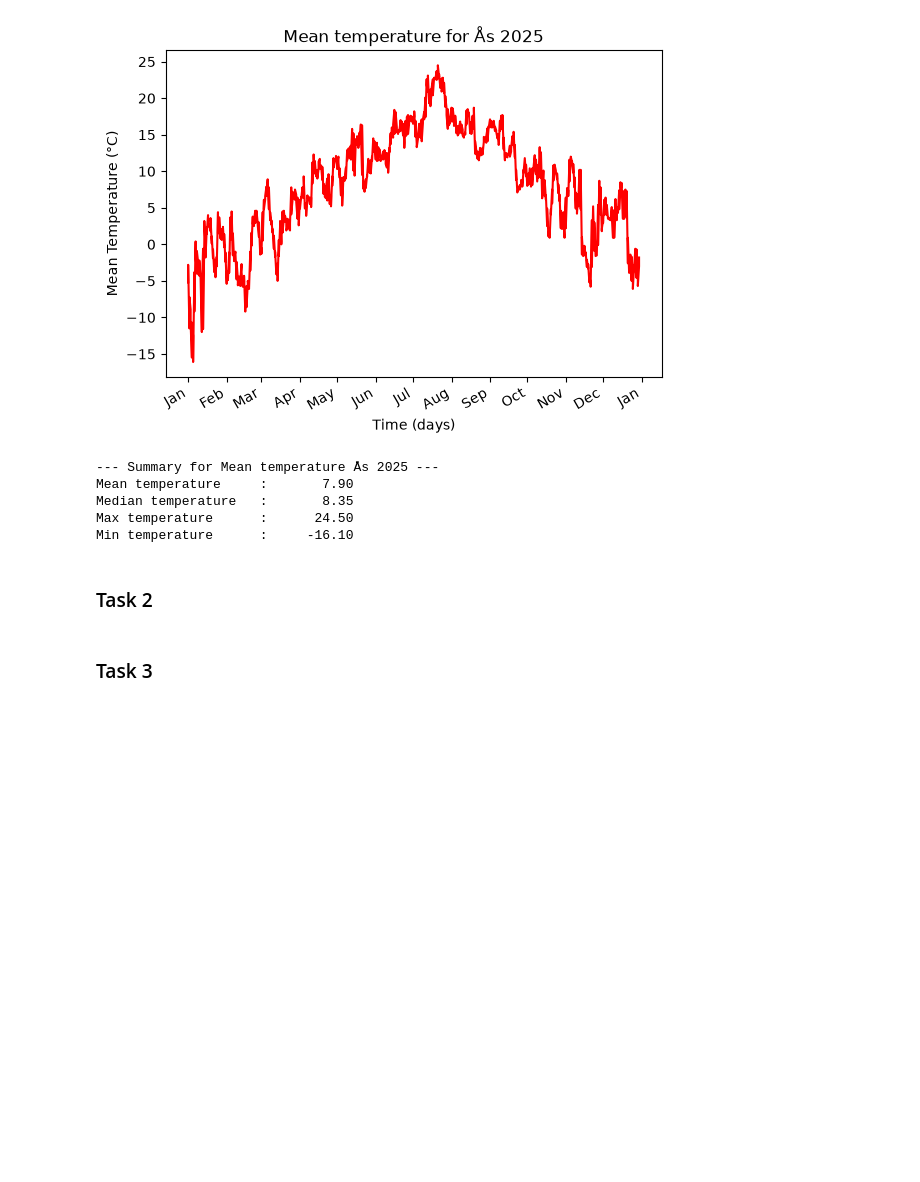
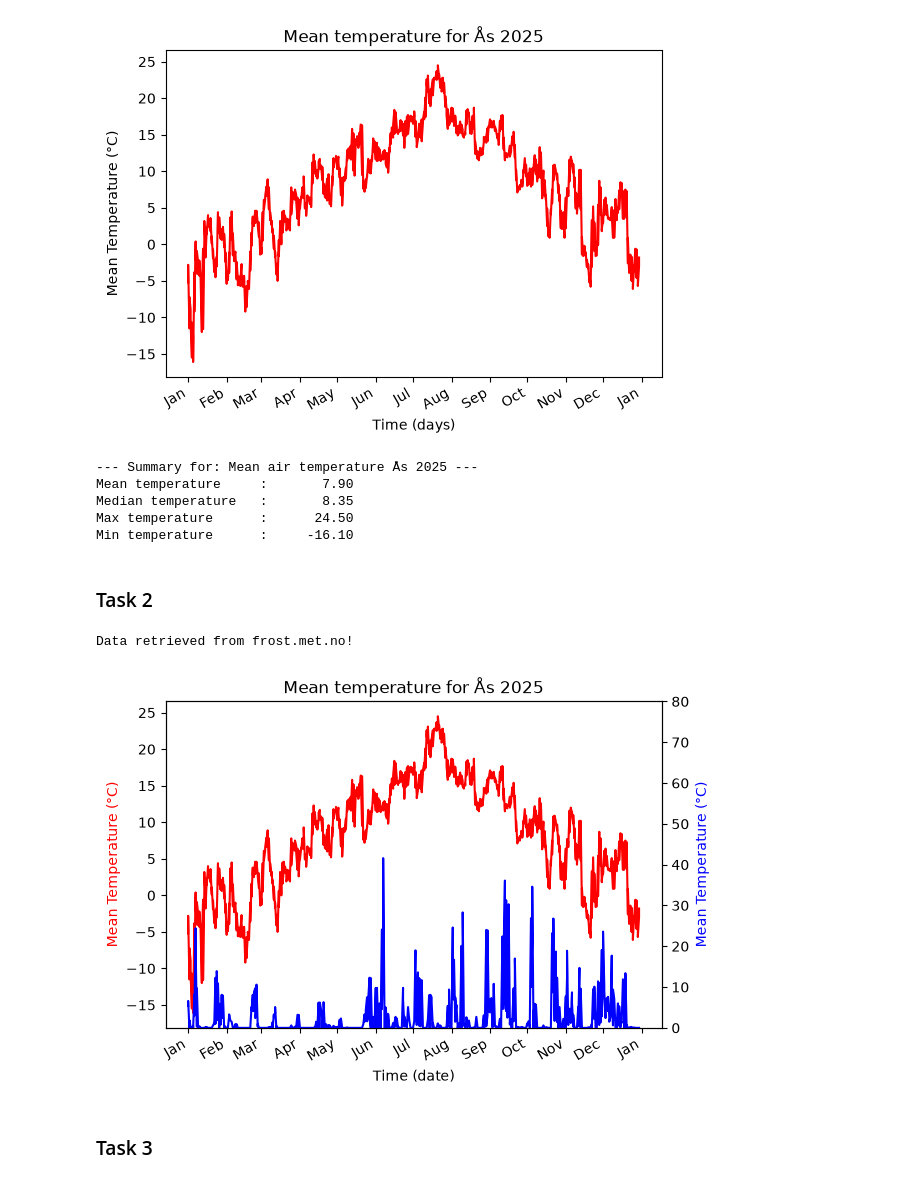
Before and after one commit to Dirven418/Deliverable1, a Jupyter notebook: weather.ipynb, the cells around one changed output. Drawn from its saved outputs; the diff is of its cells as text; code cells hidden in the pictures; blank space fills up the shorter version.

```diff
--- a/weather.ipynb
+++ b/weather.ipynb
@@ -22,7 +22,7 @@ with open("key.yaml", "r") as f:
 # using code example from https://frost.met.no/python_example.html
 def get_data(station_id: str, requested_data: str, referencetime: str) -> dict:
     """
-    Requests a datatype for the weather station SN17850 in ås for a given referencetime
+    Requests a datatype for the weather ag given weather station for a given timeframe
     from https://frost.met.no/observations/v0.jsonld.
 
     ARGS:
@@ -52,7 +52,7 @@ def get_data(station_id: str, requested_data: str, referencetime: str) -> dict:
     # Extract JSON data
     json = r.json()
 
-    # verifies if data is retrived
+    # Verifies if data is retrived
     if r.status_code == 200:
         data = json['data']
         print('Data retrieved from frost.met.no!')
@@ -64,7 +64,7 @@ def get_data(station_id: str, requested_data: str, referencetime: str) -> dict:
     return data
 
 
-# get data for mean air temperature in 2025 in Ås
+# Get data for mean air temperature in 2025 in Ås
 data_mean = get_data('SN17850', 'mean(air_temperature P1D)', '2025-01-01/2025-12-31')
 
 # This will return a Dataframe with all of the observations in a table format
@@ -79,16 +79,16 @@ df_mean = df_mean.reset_index()
 
 # df_mean.head()
 
-# construct a plot for the data with labeled axis
+# Construct a plot for the data
 fig, ax = plt.subplots()
 plt.plot(df_mean["referenceTime"], df_mean["value"], color="red")
 
-# adding month labels to the x axis
+# Adding month labels to the x axis
 ax.xaxis.set_major_locator(mdates.MonthLocator())
 ax.xaxis.set_major_formatter(mdates.DateFormatter("%b"))
 fig.autofmt_xdate()
 
-# adding title and labels and showing the plot
+# Adding title and labels and showing the plot
 plt.xlabel("Time (days)")
 plt.ylabel("Mean Temperature (°C)")
 plt.title("Mean temperature for Ås 2025")
@@ -99,7 +99,7 @@ Data retrieved from frost.met.no!
 [figure]
 # %%
 # create a function for displaying a summary table for the data from met.no
-def generate_summary_table(data: str | pd.DataFrame, data_name: str) -> None:
+def generate_summary_table(data: pd.DataFrame, data_name: str) -> None:
     """
     Makes a formatted summary table containing mean, median, max, min temperature
     """
@@ -117,7 +117,7 @@ def generate_summary_table(data: str | pd.DataFrame, data_name: str) -> None:
 # display table for Mean air temperature in Ås 2025
 generate_summary_table(df_mean, "Mean air temperature Ås 2025")
 # %% [output]
---- Summary for Mean temperature Ås 2025 ---
+--- Summary for: Mean air temperature Ås 2025 ---
 Mean temperature     :       7.90
 Median temperature   :       8.35
 Max temperature      :      24.50
@@ -126,6 +126,46 @@ Min temperature      :     -16.10
 ### Task 2
 # %%
 # code here
+percipitation = get_data('SN17850', 'sum(precipitation_amount P1D)', '2025-01-01/2025-12-31')
+
+df_percip = pd.DataFrame()
+for i in range(len(percipitation)):
+    row = pd.DataFrame(percipitation[i]['observations'])
+    row['referenceTime'] = percipitation[i]['referenceTime']
+    row['sourceId'] = percipitation[i]['sourceId']
+    df_percip = pd.concat([df_percip, row], ignore_index=True)  # changed pd.append; deprecated
+
+df_percip = df_percip.reset_index()
+
+# Create a plot with two y axis
+fig, ax = plt.subplots()
+twin1 = ax.twinx()
+
+# Create the mean air temperature plot
+ax.plot(df_mean["referenceTime"], df_mean["value"], color="red")
+
+# Create the sum percipitation plot
+twin1.plot(df_percip["referenceTime"], df_percip["value"], color="blue",)
+
+# Label and adjust the axis and title the plot
+ax.set_ylabel("Mean Temperature (°C)", color="red")
+twin1.set(ylim=[0, 80])
+twin1.set_ylabel("Mean Temperature (°C)", color="blue")
+ax.set_xlabel("Time (date)")
+ax.set_title("Mean temperature for Ås 2025")
+
+# Adjusting the x axis labeling scale to only mark the months
+ax.xaxis.set_major_locator(mdates.MonthLocator())
+ax.xaxis.set_major_formatter(mdates.DateFormatter("%b"))
+
+# Add a slight rotation to the month labels
+fig.autofmt_xdate()
+
+# Shows the plot
+plt.show()
+# %% [output]
+Data retrieved from frost.met.no!
+[figure, added]
 # %% [markdown]
 ### Task 3
 # %%
```
Also changed, not shown: parts of 1 cell of this notebook.
